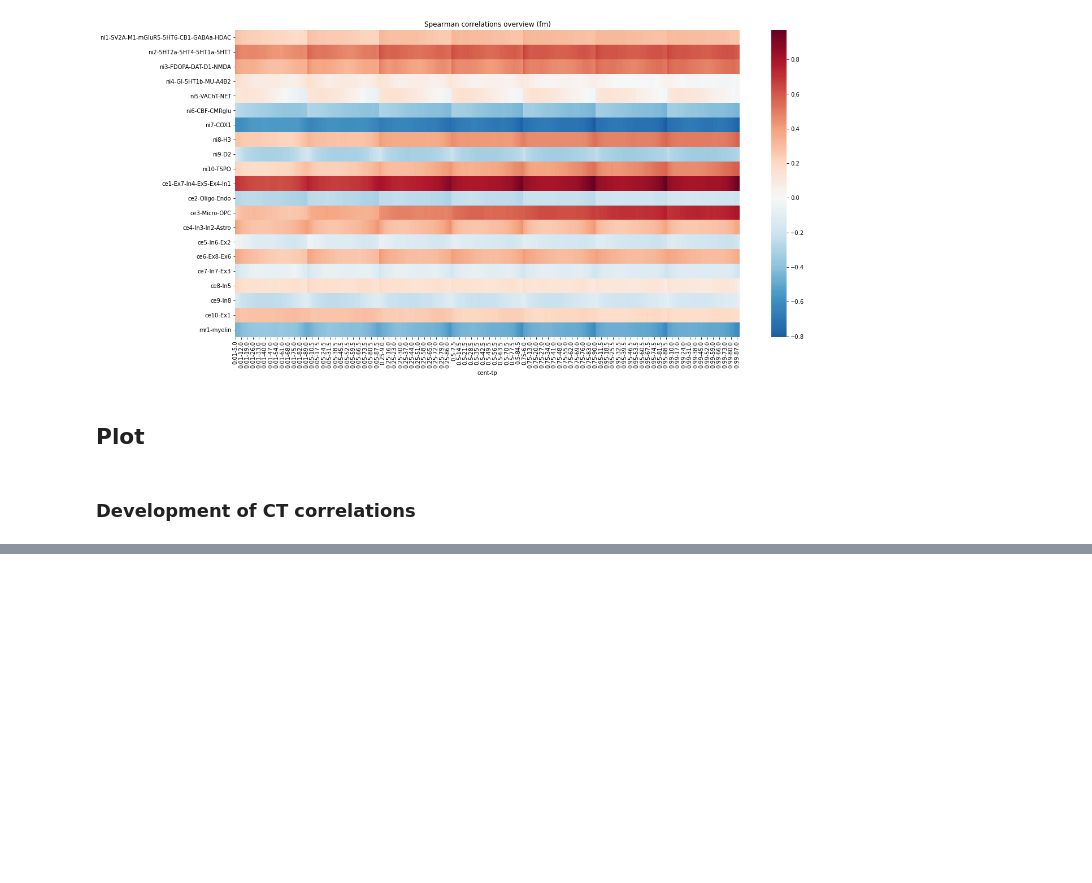
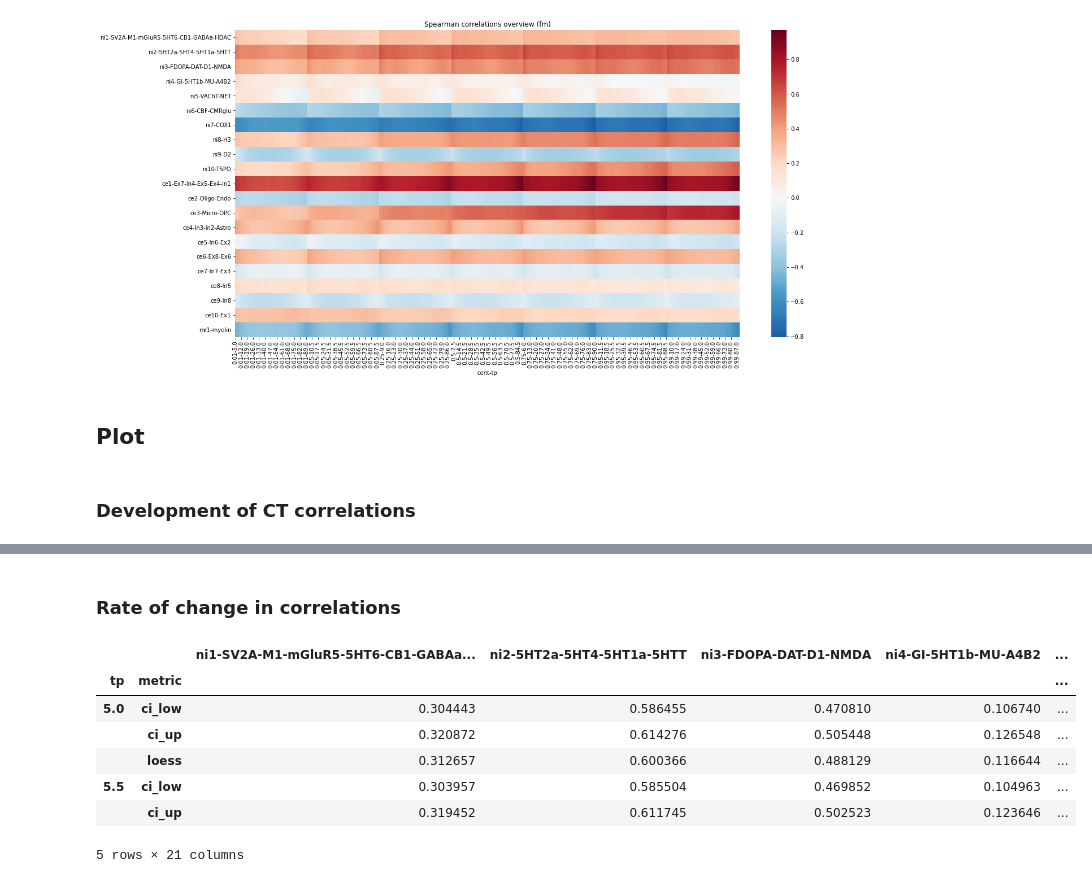
Before and after one commit to LeonDLotter/CTdev, a Jupyter notebook: 1_trajectories_rutherford.ipynb, the cells around one changed output, grey strips where cells are left out. Cells and saved outputs as stored; diff of their text form; code cells hidden in the pictures; blank space fills up the shorter version.

```diff
--- a/1_trajectories_rutherford.ipynb
+++ b/1_trajectories_rutherford.ipynb
@@ -313,0 +323,15 @@ for sex in ["fm", "f", "m"]:
+# %% [markdown]
+### Rate of change in correlations
+# %%
+# load loess prediction for averaged male/female data
+loess_pred = pd.read_csv(join(wd, "data_rutherford", f"dev_ct_spearman_loess_fm.csv"), index_col=[0,1])
+display(loess_pred.head(5))
+# %% [output]
+|  |  | ni1-SV2A-M1-mGluR5-5HT6-CB1-GABAa... | ni2-5HT2a-5HT4-5HT1a-5HTT | ni3-FDOPA-DAT-D1-NMDA | ni4-GI-5HT1b-MU-A4B2 | ... |
+| tp | metric |  |  |  |  | ... |
+| 5.0 | ci_low | 0.304443 | 0.586455 | 0.470810 | 0.106740 | ... |
+|  | ci_up | 0.320872 | 0.614276 | 0.505448 | 0.126548 | ... |
+|  | loess | 0.312657 | 0.600366 | 0.488129 | 0.116644 | ... |
+| 5.5 | ci_low | 0.303957 | 0.585504 | 0.469852 | 0.104963 | ... |
+|  | ci_up | 0.319452 | 0.611745 | 0.502523 | 0.123646 | ... |
+5 rows × 21 columns
```
Also changed, not shown: parts of 7 cells of this notebook, 58 other files.
